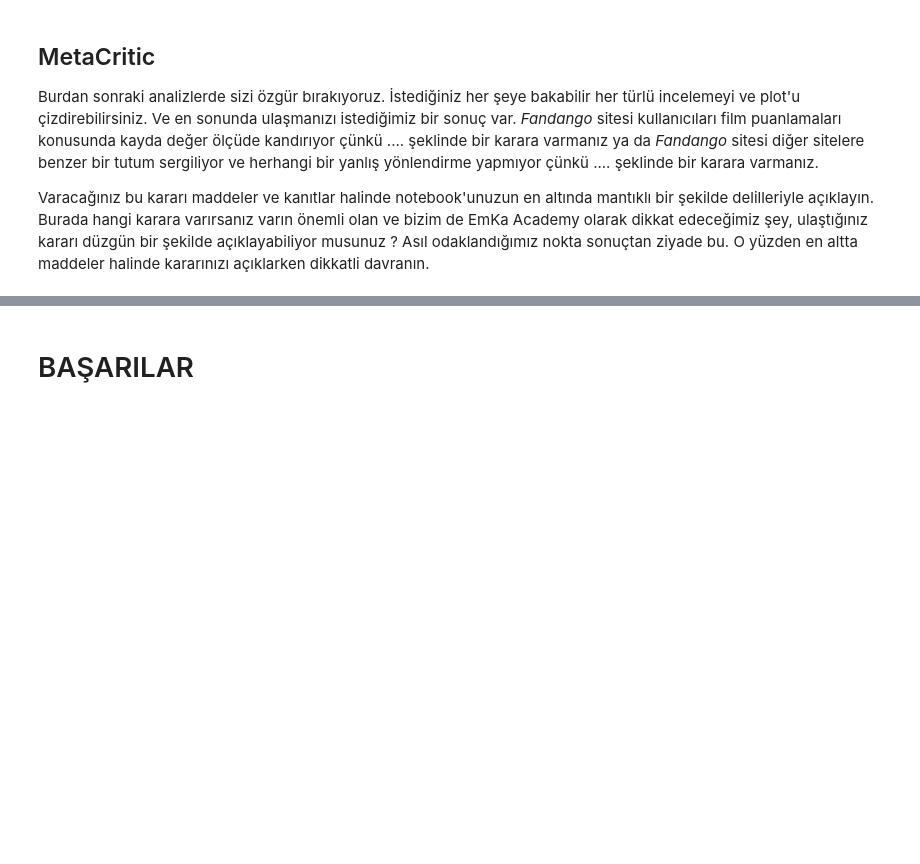
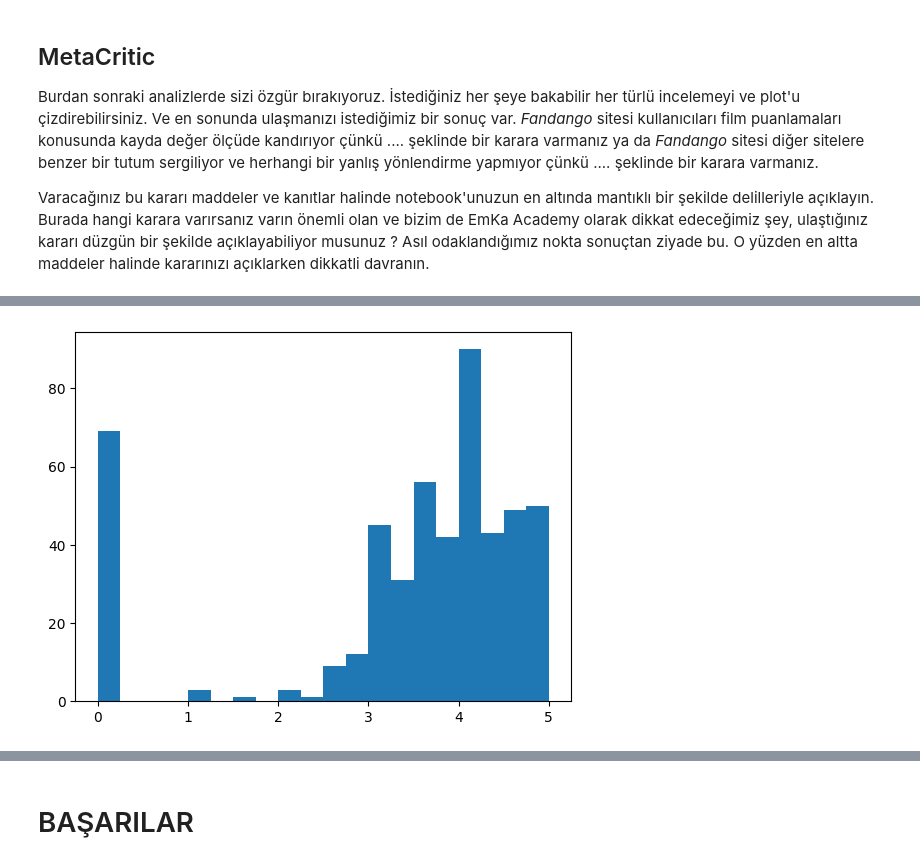
Before and after one commit to MehmetSEVIMLI/Data_Analysis_Capstone, a Jupyter notebook: Capstone-Project/BitirmeProjesi.ipynb, the cells around one changed output, grey strips where cells are left out. Cells and saved outputs as stored; diff of their text form; code cells hidden in the pictures; blank space fills up the shorter version.

```diff
--- a/Capstone-Project/BitirmeProjesi.ipynb
+++ b/Capstone-Project/BitirmeProjesi.ipynb
@@ -614,0 +672,6 @@ Varacağınız bu kararı maddeler ve kanıtlar halinde notebook'unuzun en altı
+# %%
+# Fandango veri setindeki RATING sütununun histogramı
+plt.hist(fandango["RATING"], bins=20)
+plt.show()
+# %% [output]
+[figure, added]
```
Also changed, not shown: parts of 17 cells of this notebook.
